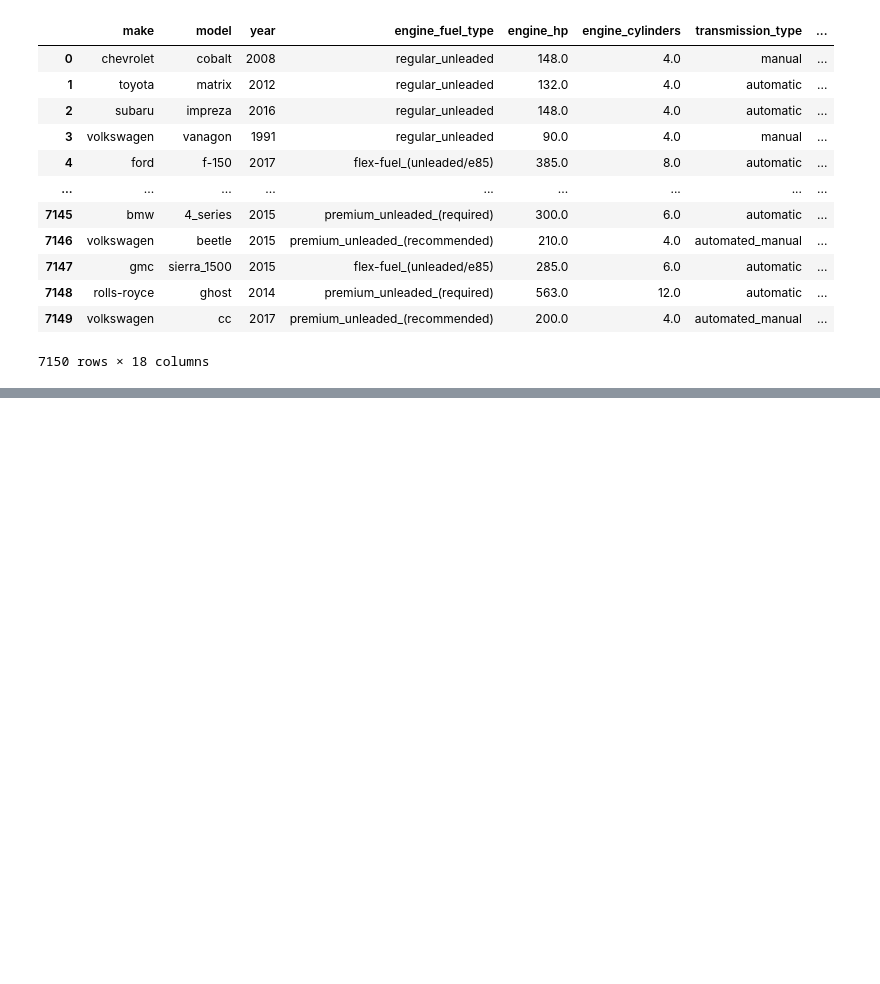
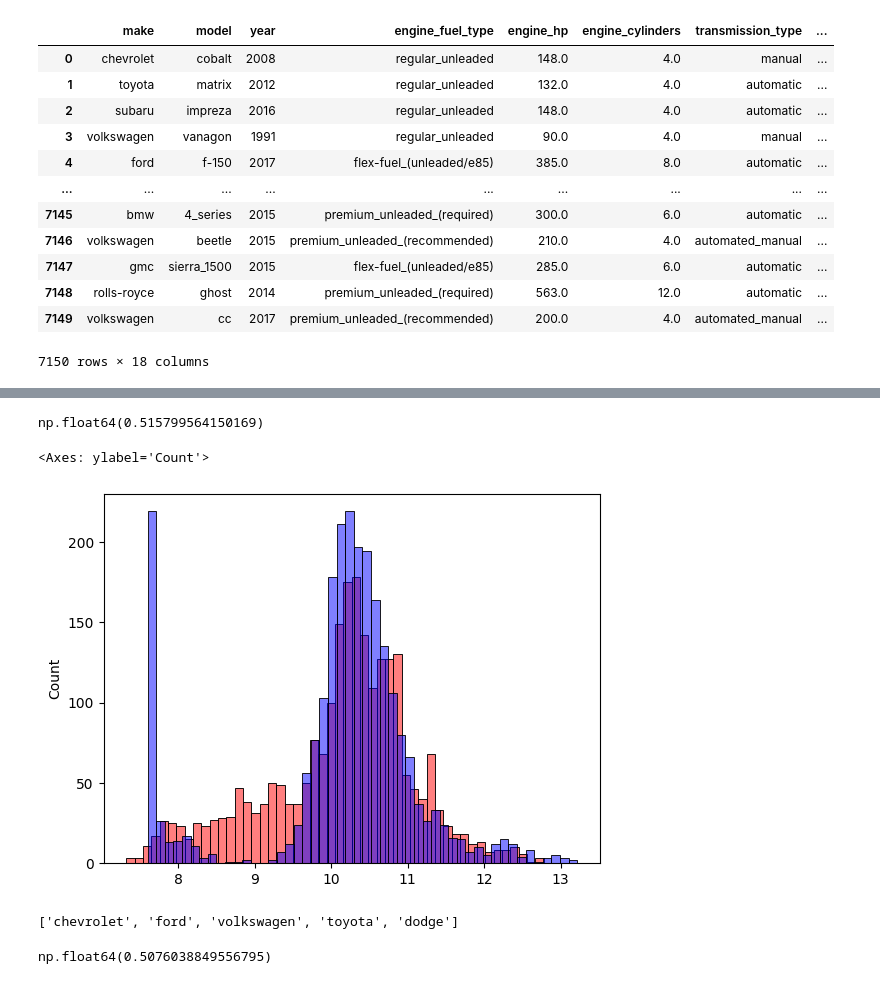
Before and after one commit to skykmar02/ml-zoomcamp-homework, a Jupyter notebook: 02_Price_prediction/02 Price_prediction.ipynb, the cells around one changed output, grey strips where cells are left out. Cells and saved outputs as stored; diff of their text form; code cells hidden in the pictures; blank space fills up the shorter version.

```diff
--- a/02_Price_prediction/02 Price_prediction.ipynb
+++ b/02_Price_prediction/02 Price_prediction.ipynb
@@ -698,11 +698,16 @@ df_train
 def prepare_X(df):
 
     df = df.copy()
+    features = base.copy() #feature naam ka variable hai, usme base store kar liya
 
     df['age']= 2017-df.year
+    features.append('age')
 
-    feature = base + ['age']
-    df_num = df[feature]
+    for v in [2,3,4]:
+        df[f'num_doors_{v}'] = (df.number_of_doors== v).astype('int')
+        features.append(f'num_doors_{v}')
+
+    df_num = df[features]
     df_num = df_num.fillna(0)
     X = df_num.values
 
@@ -725,0 +725,20 @@ df
+# %%
+X_train = prepare_X(df_train)
+w0, w = train_linear_regression(X_train, y_train)
+
+X_val = prepare_X(df_val)
+y_pred = w0 + X_val.dot(w)
+
+rmse(y_val, y_pred)
+# %% [output]
+np.float64(0.515799564150169)
+# %%
+sns.histplot(y_pred, color='red', alpha = 0.5, bins = 50)
+sns.histplot(y_val, color='blue', alpha = 0.5, bins = 50)
+# %% [output]
+<Axes: ylabel='Count'>
+[figure, added]
+# %%
+list(df.make.value_counts().head().index)
+# %% [output]
+['chevrolet', 'ford', 'volkswagen', 'toyota', 'dodge']
@@ -725,0 +769,10 @@ df
+# %%
+X_train = prepare_X(df_train)
+w0, w = train_linear_regression(X_train, y_train)
+
+X_val = prepare_X(df_val)
+y_pred = w0 + X_val.dot(w)
+
+rmse(y_val, y_pred)
+# %% [output]
+np.float64(0.5076038849556795)
```
Also changed, not shown: parts of 8 cells of this notebook.
